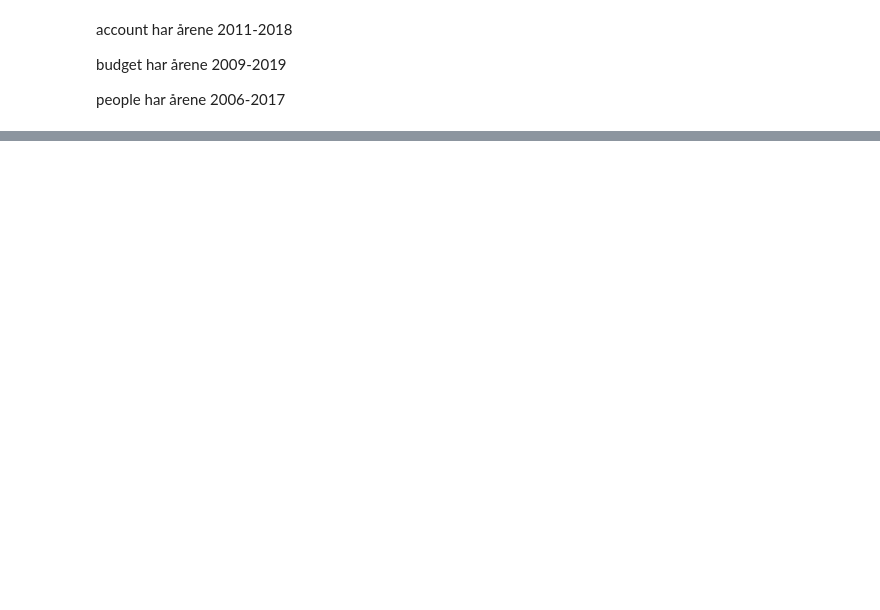
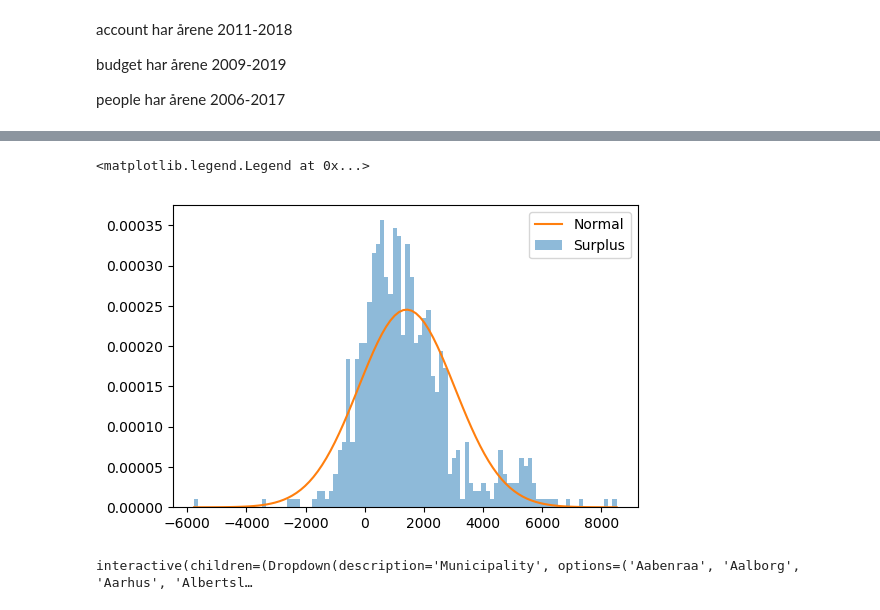
Before and after one commit to s-corfixen/projects-2019-snake-on-3310, a Jupyter notebook: Project/ny project.ipynb, the cells around one changed output, grey strips where cells are left out. Saved outputs shown, nothing was run; the diff lists cells and outputs as text; code cells hidden in the pictures; blank space fills up the shorter version.

```diff
--- a/Project/ny project.ipynb
+++ b/Project/ny project.ipynb
@@ -114,0 +73,16 @@ list(set(list(people["Municipality"]))-set(list(budget["Municipality"])))
+# %%
+mean = np.mean(fullymerged["Surplus"])
+variance = np.var(fullymerged["Surplus"])
+sigma = np.sqrt(variance)
+
+x = np.linspace(min(fullymerged["Surplus"]), max(fullymerged["Surplus"]), 100)
+
+
+fig = plt.figure(dpi=100)
+ax = fig.add_subplot(1,1,1)
+ax.hist(fullymerged["Surplus"], density=True, bins = 100, alpha = 0.5, label = "Surplus")
+ax.plot(x, scipy.stats.norm.pdf(x, mean, sigma), label = "Normal")
+ax.legend()
+# %% [output]
+<matplotlib.legend.Legend at 0x...>
+[figure, added]
@@ -114,0 +97,7 @@ list(set(list(people["Municipality"]))-set(list(budget["Municipality"])))
+# %%
+widgets.interact(plot_e,
+    dataframe = widgets.fixed(fullymerged),
+    municipality = widgets.Dropdown(description='Municipality', options=sorted(fullymerged.Municipality.unique()))
+);
+# %% [output]
+interactive(children=(Dropdown(description='Municipality', options=('Aabenraa', 'Aalborg', 'Aarhus', 'Albertsl…
```
Also changed, not shown: parts of 11 cells of this notebook.
